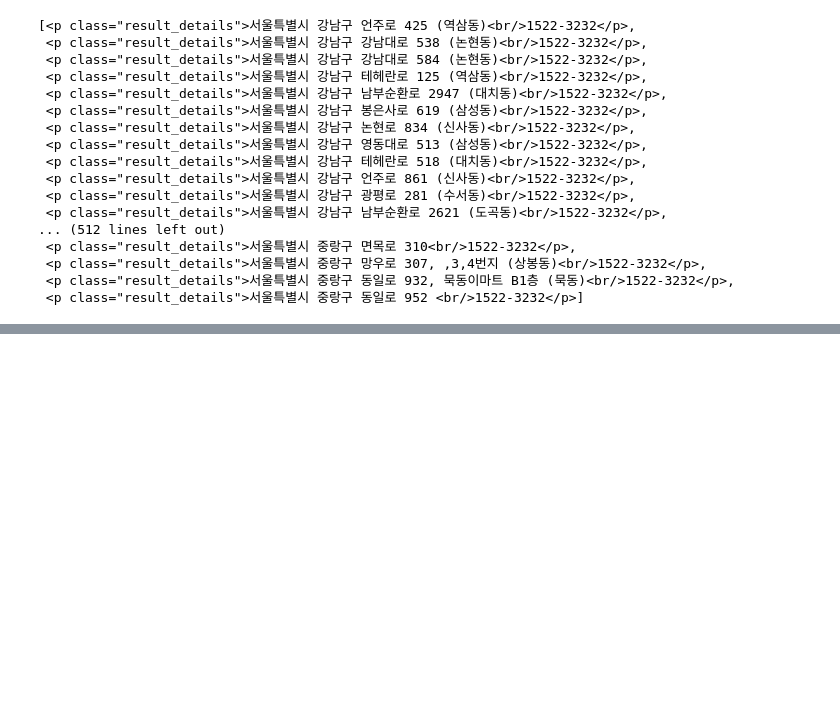
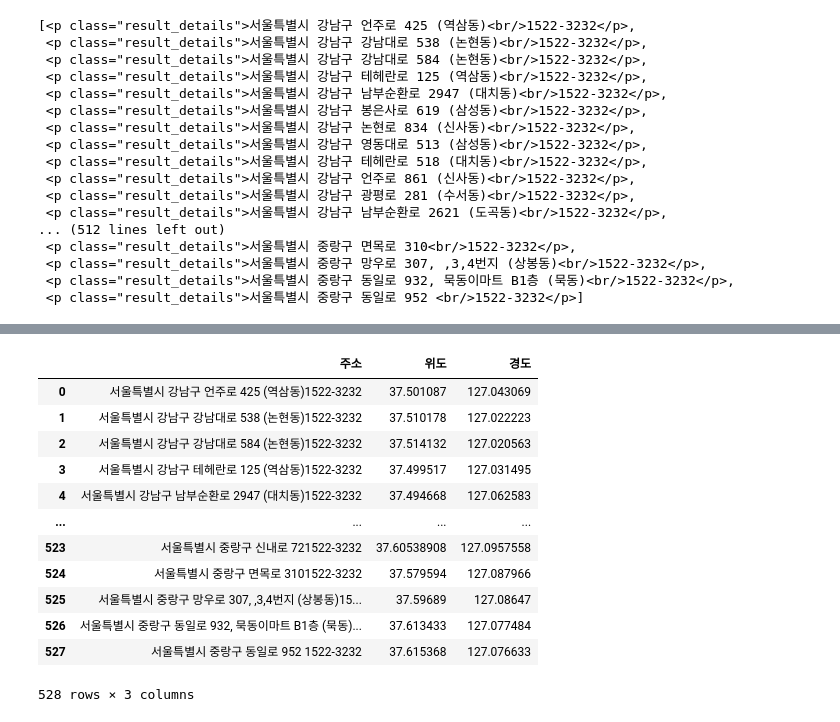
Before and after one commit to jang3463/pyhton-crawling, a Jupyter notebook: 파이썬 셀레니움.ipynb, the cells around one changed output, grey strips where cells are left out. Drawn from its saved outputs; the diff is of its cells as text; code cells hidden in the pictures; blank space fills up the shorter version.

```diff
--- a/파이썬 셀레니움.ipynb
+++ b/파이썬 셀레니움.ipynb
@@ -51,0 +94,2 @@ li_list1= entire.find_all('li')
+# %%
+df = pd.DataFrame()
@@ -51,0 +102,16 @@ li_list1= entire.find_all('li')
+# %%
+df
+# %% [output]
+|  | 주소 | 위도 | 경도 |
+| 0 | 서울특별시 강남구 언주로 425 (역삼동)1522-3232 | 37.501087 | 127.043069 |
+| 1 | 서울특별시 강남구 강남대로 538 (논현동)1522-3232 | 37.510178 | 127.022223 |
+| 2 | 서울특별시 강남구 강남대로 584 (논현동)1522-3232 | 37.514132 | 127.020563 |
+| 3 | 서울특별시 강남구 테헤란로 125 (역삼동)1522-3232 | 37.499517 | 127.031495 |
+| 4 | 서울특별시 강남구 남부순환로 2947 (대치동)1522-3232 | 37.494668 | 127.062583 |
+| ... | ... | ... | ... |
+| 523 | 서울특별시 중랑구 신내로 721522-3232 | 37.60538908 | 127.0957558 |
+| 524 | 서울특별시 중랑구 면목로 3101522-3232 | 37.579594 | 127.087966 |
+| 525 | 서울특별시 중랑구 망우로 307, ,3,4번지 (상봉동)15... | 37.59689 | 127.08647 |
+| 526 | 서울특별시 중랑구 동일로 932, 묵동이마트 B1층 (묵동)... | 37.613433 | 127.077484 |
+| 527 | 서울특별시 중랑구 동일로 952 1522-3232 | 37.615368 | 127.076633 |
+528 rows × 3 columns
```
Also changed, not shown: parts of 21 cells of this notebook.
